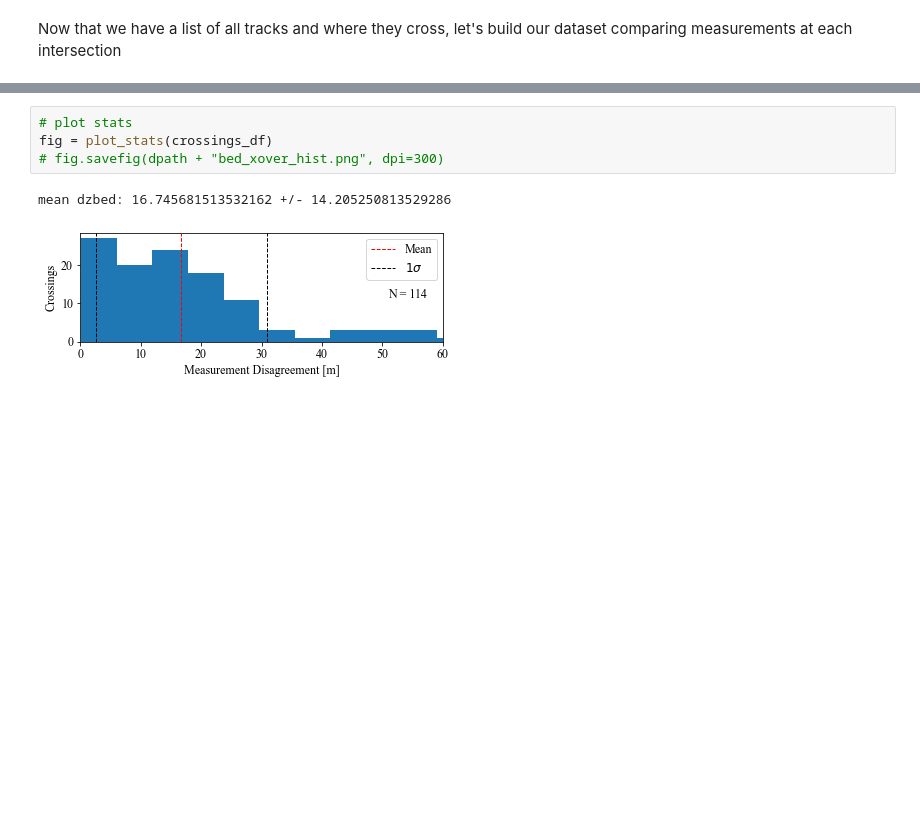
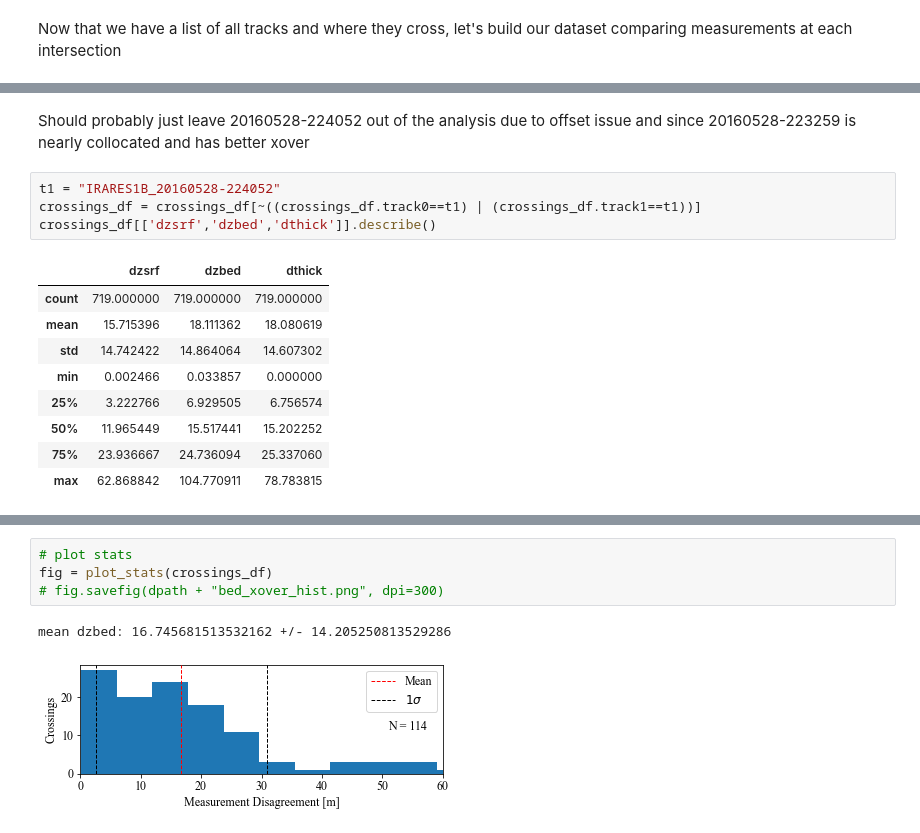
Before and after one commit to btobers/radar_tools, a Jupyter notebook: ragu_pick_crossover.ipynb, the cells around one changed output, grey strips where cells are left out. Drawn from its saved outputs; the diff is of its cells as text; blank space fills up the shorter version.

```diff
--- a/ragu_pick_crossover.ipynb
+++ b/ragu_pick_crossover.ipynb
@@ -356,3 +356,19 @@ crossings_df.head()
+# %% [markdown]
+Should probably just leave 20160528-224052 out of the analysis due to offset issue and since 20160528-223259 is nearly collocated and has better xover
+# %%
+t1 = "IRARES1B_20160528-224052"
+crossings_df = crossings_df[~((crossings_df.track0==t1) | (crossings_df.track1==t1))]
+crossings_df[['dzsrf','dzbed','dthick']].describe()
+# %% [output]
+|  | dzsrf | dzbed | dthick |
+| count | 719.000000 | 719.000000 | 719.000000 |
+| mean | 15.715396 | 18.111362 | 18.080619 |
+| std | 14.742422 | 14.864064 | 14.607302 |
+| min | 0.002466 | 0.033857 | 0.000000 |
+| 25% | 3.222766 | 6.929505 | 6.756574 |
+| 50% | 11.965449 | 15.517441 | 15.202252 |
+| 75% | 23.936667 | 24.736094 | 25.337060 |
+| max | 62.868842 | 104.770911 | 78.783815 |
 # %%
 # further inspect output stats of crossover disagreement
 crossings_df[['dzsrf','dzbed','dthick']].describe()
```
Also changed, not shown: parts of 9 cells of this notebook, 1 other file.
